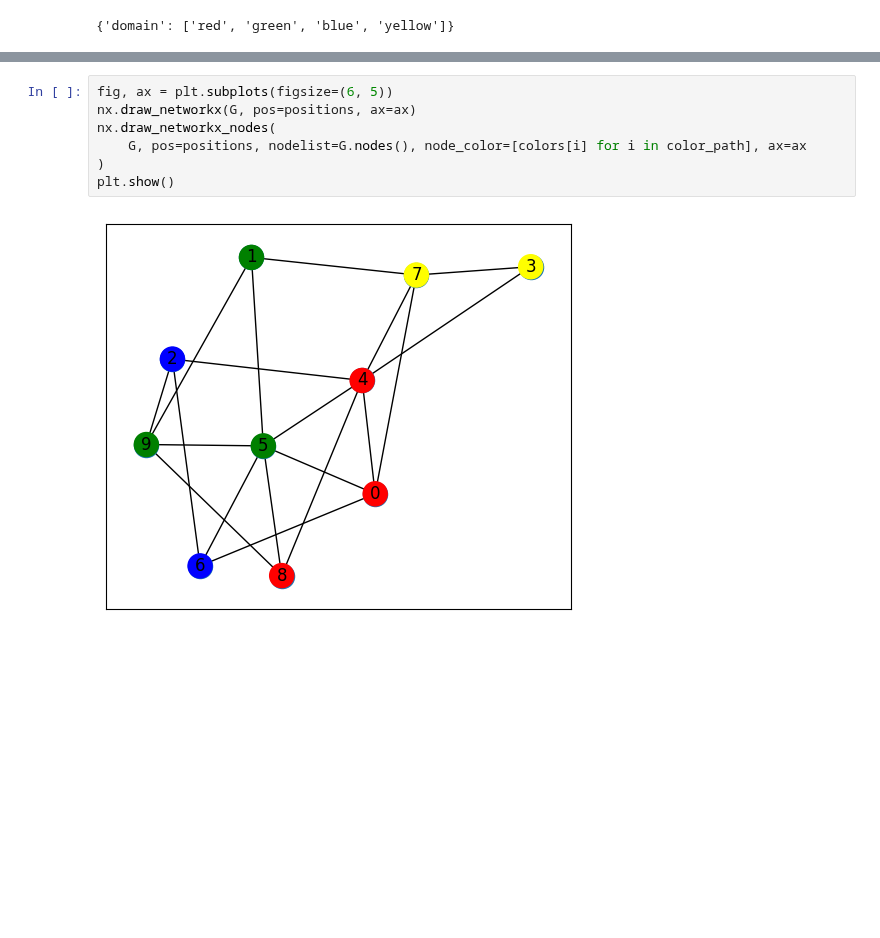
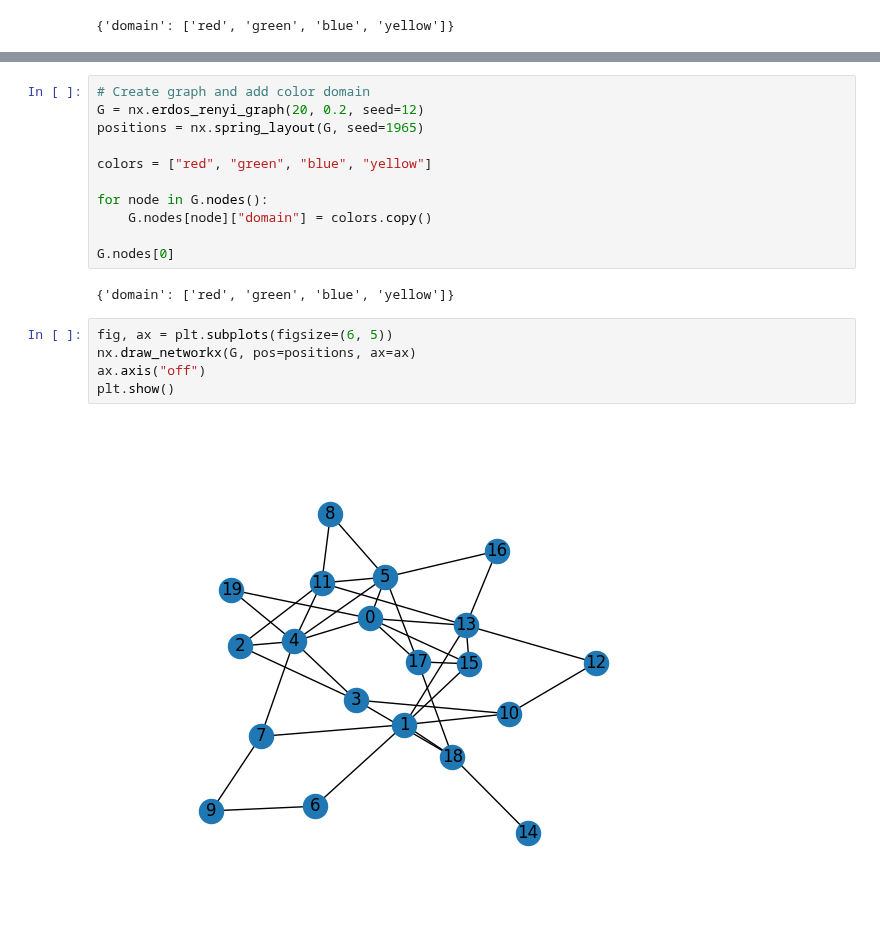
Before and after one commit to MaximoRdz/ARTIFICIAL-INTELLIGENCE, a Jupyter notebook: lab3-Constraints-Domain-Reduction/domain_reduction.ipynb, the cells around one changed output, grey strips where cells are left out. Drawn from its saved outputs; the diff is of its cells as text; blank space fills up the shorter version.

Commit message:
domain reduction algorithm 1st neighbors

```diff
--- a/lab3-Constraints-Domain-Reduction/domain_reduction.ipynb
+++ b/lab3-Constraints-Domain-Reduction/domain_reduction.ipynb
@@ -102,9 +129,20 @@ color_path = graph_dfs_coloring(G)
+# %%
+# Create graph and add color domain
+G = nx.erdos_renyi_graph(20, 0.2, seed=12)
+positions = nx.spring_layout(G, seed=1965)
+
+colors = ["red", "green", "blue", "yellow"]
+
+for node in G.nodes():
+    G.nodes[node]["domain"] = colors.copy()
+
+G.nodes[0]
+# %% [output]
+{'domain': ['red', 'green', 'blue', 'yellow']}
 # %%
 fig, ax = plt.subplots(figsize=(6, 5))
 nx.draw_networkx(G, pos=positions, ax=ax)
-nx.draw_networkx_nodes(
-    G, pos=positions, nodelist=G.nodes(), node_color=[colors[i] for i in color_path], ax=ax
-)
+ax.axis("off")
 plt.show()
 # %% [output]
-[figure, old version]
+[figure, new version]
```
Also changed, not shown: parts of 12 cells of this notebook.
